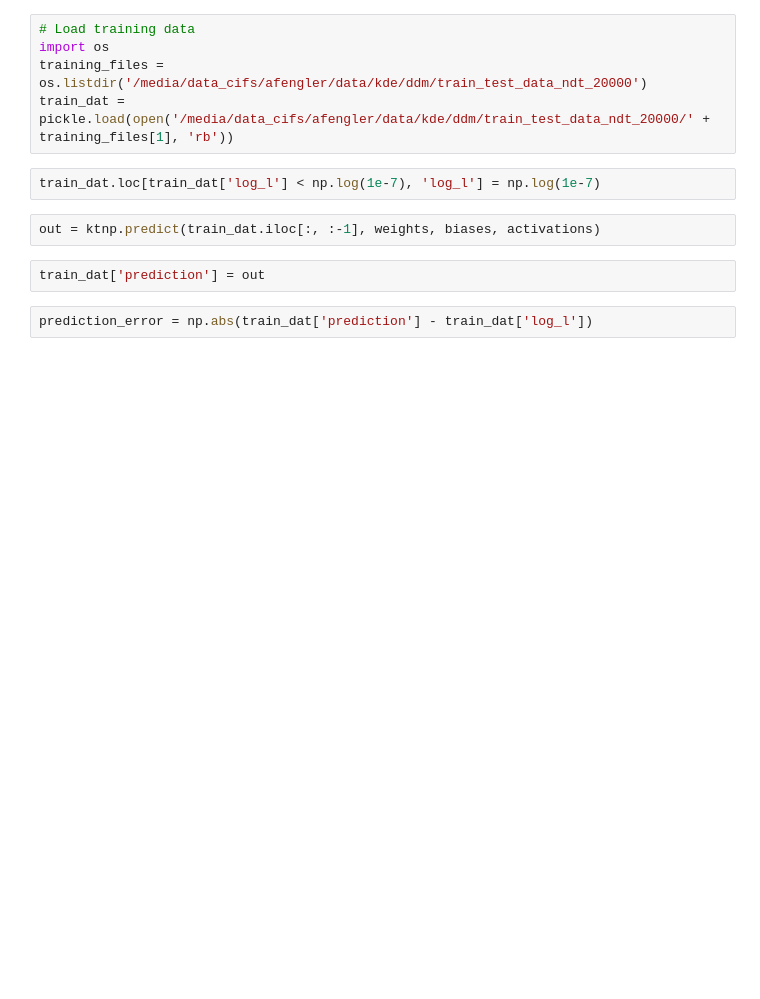
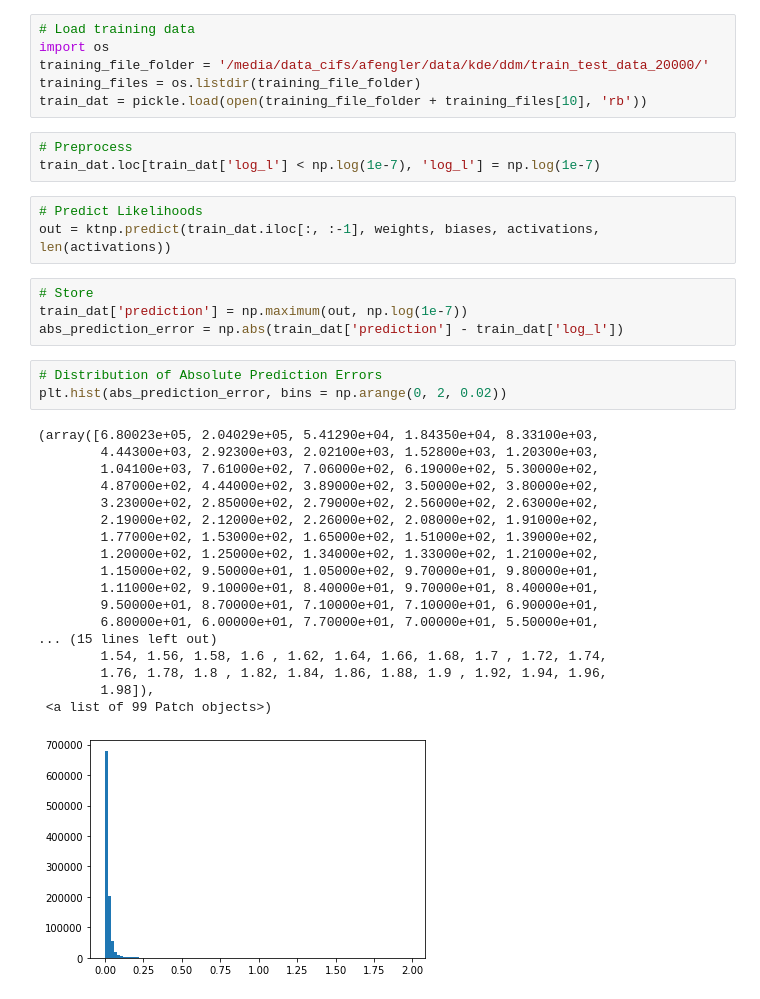
Before and after one commit to AlexanderFengler/nn_likelihoods, a Jupyter notebook: analysis_nn_performance.ipynb, the cells around one changed output. Drawn from its saved outputs; the diff is of its cells as text; blank space fills up the shorter version.

```diff
--- a/analysis_nn_performance.ipynb
+++ b/analysis_nn_performance.ipynb
@@ -63,13 +61,38 @@ with open(network_path + 'activations.pickle', 'rb') as tmp_file:
 # %%
 # Load training data
 import os
-training_files = os.listdir('/media/data_cifs/afengler/data/kde/ddm/train_test_data_ndt_20000')
-train_dat = pickle.load(open('/media/data_cifs/afengler/data/kde/ddm/train_test_data_ndt_20000/' + training_files[1], 'rb'))
+training_file_folder = '/media/data_cifs/afengler/data/kde/ddm/train_test_data_20000/'
+training_files = os.listdir(training_file_folder)
+train_dat = pickle.load(open(training_file_folder + training_files[10], 'rb'))
 # %%
+# Preprocess
 train_dat.loc[train_dat['log_l'] < np.log(1e-7), 'log_l'] = np.log(1e-7)
 # %%
-out = ktnp.predict(train_dat.iloc[:, :-1], weights, biases, activations)
+# Predict Likelihoods
+out = ktnp.predict(train_dat.iloc[:, :-1], weights, biases, activations, len(activations))
-# %%
-train_dat['prediction'] = out
 # %%
-prediction_error = np.abs(train_dat['prediction'] - train_dat['log_l'])
+# Store
+train_dat['prediction'] = np.maximum(out, np.log(1e-7))
+abs_prediction_error = np.abs(train_dat['prediction'] - train_dat['log_l'])
+# %%
+# Distribution of Absolute Prediction Errors
+plt.hist(abs_prediction_error, bins = np.arange(0, 2, 0.02))
+# %% [output]
+(array([6.80023e+05, 2.04029e+05, 5.41290e+04, 1.84350e+04, 8.33100e+03,
+        4.44300e+03, 2.92300e+03, 2.02100e+03, 1.52800e+03, 1.20300e+03,
+        1.04100e+03, 7.61000e+02, 7.06000e+02, 6.19000e+02, 5.30000e+02,
+        4.87000e+02, 4.44000e+02, 3.89000e+02, 3.50000e+02, 3.80000e+02,
+        3.23000e+02, 2.85000e+02, 2.79000e+02, 2.56000e+02, 2.63000e+02,
+        2.19000e+02, 2.12000e+02, 2.26000e+02, 2.08000e+02, 1.91000e+02,
+        1.77000e+02, 1.53000e+02, 1.65000e+02, 1.51000e+02, 1.39000e+02,
+        1.20000e+02, 1.25000e+02, 1.34000e+02, 1.33000e+02, 1.21000e+02,
+        1.15000e+02, 9.50000e+01, 1.05000e+02, 9.70000e+01, 9.80000e+01,
+        1.11000e+02, 9.10000e+01, 8.40000e+01, 9.70000e+01, 8.40000e+01,
+        9.50000e+01, 8.70000e+01, 7.10000e+01, 7.10000e+01, 6.90000e+01,
+        6.80000e+01, 6.00000e+01, 7.70000e+01, 7.00000e+01, 5.50000e+01,
+... (15 lines left out)
+        1.54, 1.56, 1.58, 1.6 , 1.62, 1.64, 1.66, 1.68, 1.7 , 1.72, 1.74,
+        1.76, 1.78, 1.8 , 1.82, 1.84, 1.86, 1.88, 1.9 , 1.92, 1.94, 1.96,
+        1.98]),
+ <a list of 99 Patch objects>)
+[figure, added]
```
Also changed, not shown: parts of 11 cells of this notebook, 6 other files.
